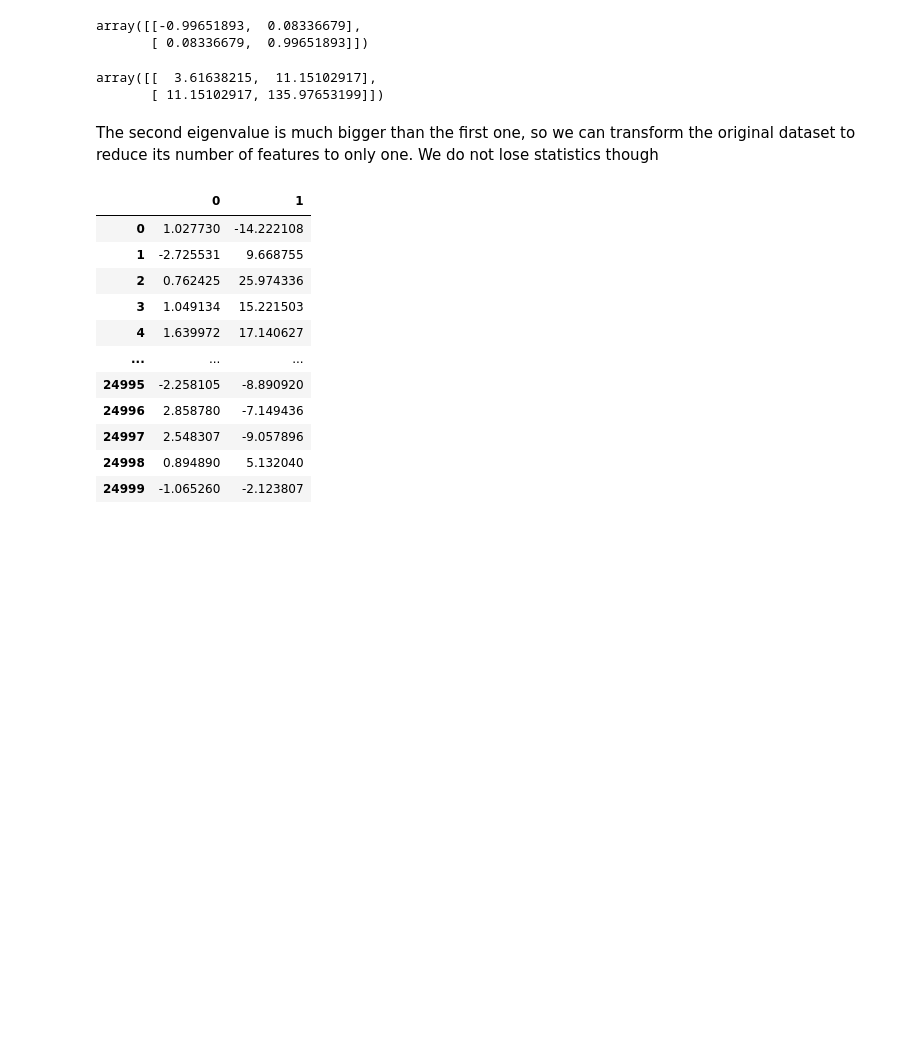
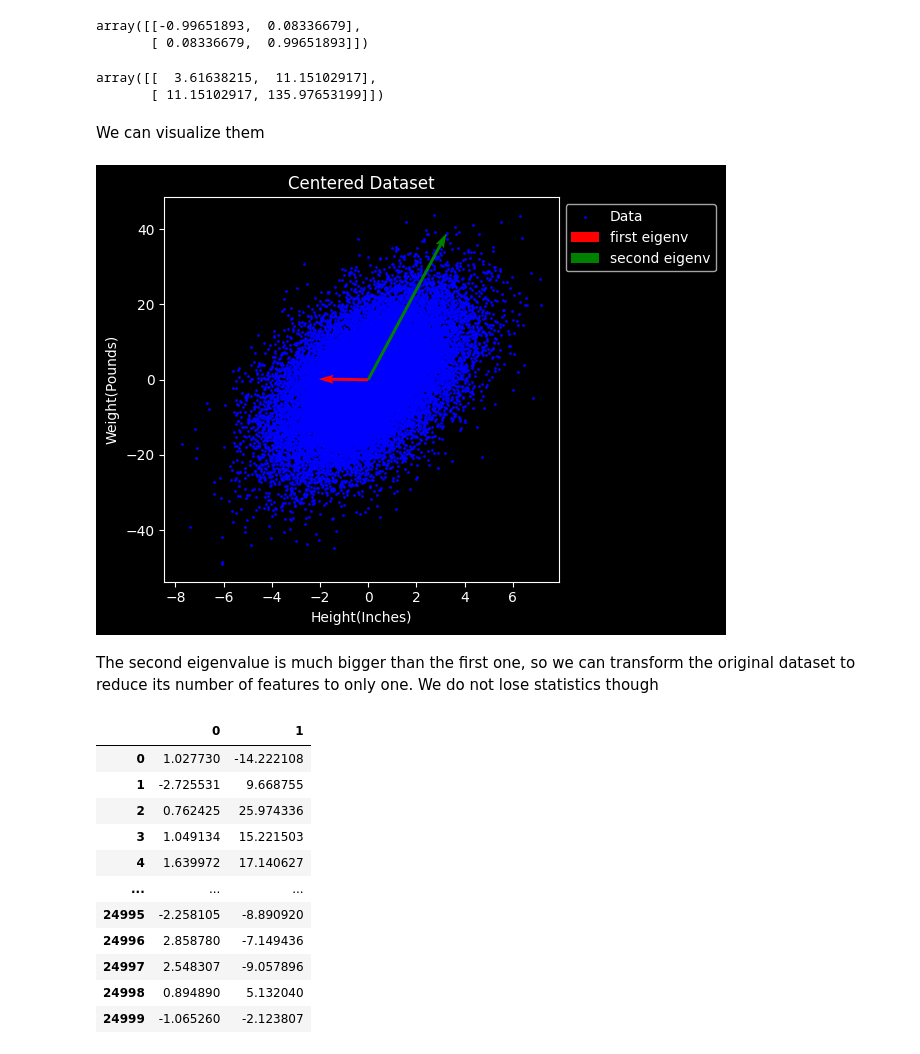
Before and after one commit to Cristopher-py/Python-machine-learning, a Jupyter notebook: Classical Machine Learning/Data Analysis/PCA.ipynb, the cells around one changed output. Drawn from its saved outputs; the diff is of its cells as text; code cells hidden in the pictures; blank space fills up the shorter version.

```diff
--- a/Classical Machine Learning/Data Analysis/PCA.ipynb
+++ b/Classical Machine Learning/Data Analysis/PCA.ipynb
@@ -92,6 +92,30 @@ Q @ Lambda @ Q.T # Covariance matrix
 # %% [output]
 array([[  3.61638215,  11.15102917],
        [ 11.15102917, 135.97653199]])
+# %% [markdown]
+We can visualize them
+# %%
+# Eigenvectors visualization
+centered_dataset.plot(x = 'Height(Inches)', y = 'Weight(Pounds)', kind = 'scatter', s = 1, color = 'blue', label = 'Data')
+plt.quiver(0, 0, eigenvalues[0] * eigenvectors[:, 0][0], eigenvalues[0] * eigenvectors[:, 0][1],
+           angles = 'xy',
+           scale_units = 'xy',
+           scale = 1.3,
+           color = 'red',
+           label = 'first eigenv')
+plt.quiver(0, 0, eigenvalues[1] * eigenvectors[:, 1][0], eigenvalues[1] * eigenvectors[:, 1][1],
+           angles = 'xy',
+           scale_units = 'xy',
+           scale = 3.5,
+           color = 'green',
+           label = 'second eigenv')
+plt.title('Centered Dataset')
+plt.legend(loc = 'upper left', bbox_to_anchor = (1, 1))
+
+plt.tight_layout()
+plt.show()
+# %% [output]
+[figure, added]
 # %% [markdown]
 The second eigenvalue is much bigger than the first one, so we can transform the original dataset to reduce its number of features to only one. We do not lose statistics though
 # %%
```
Also changed, not shown: parts of 2 cells of this notebook.
